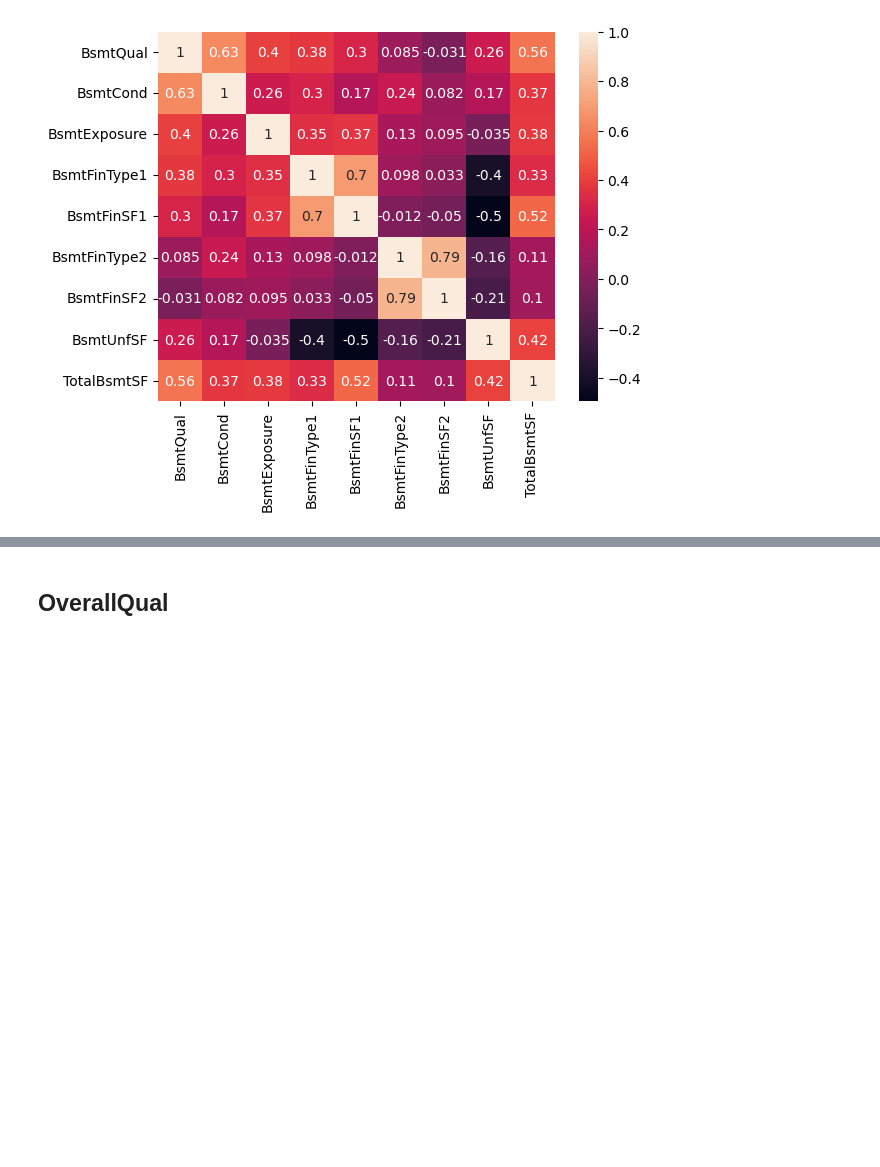
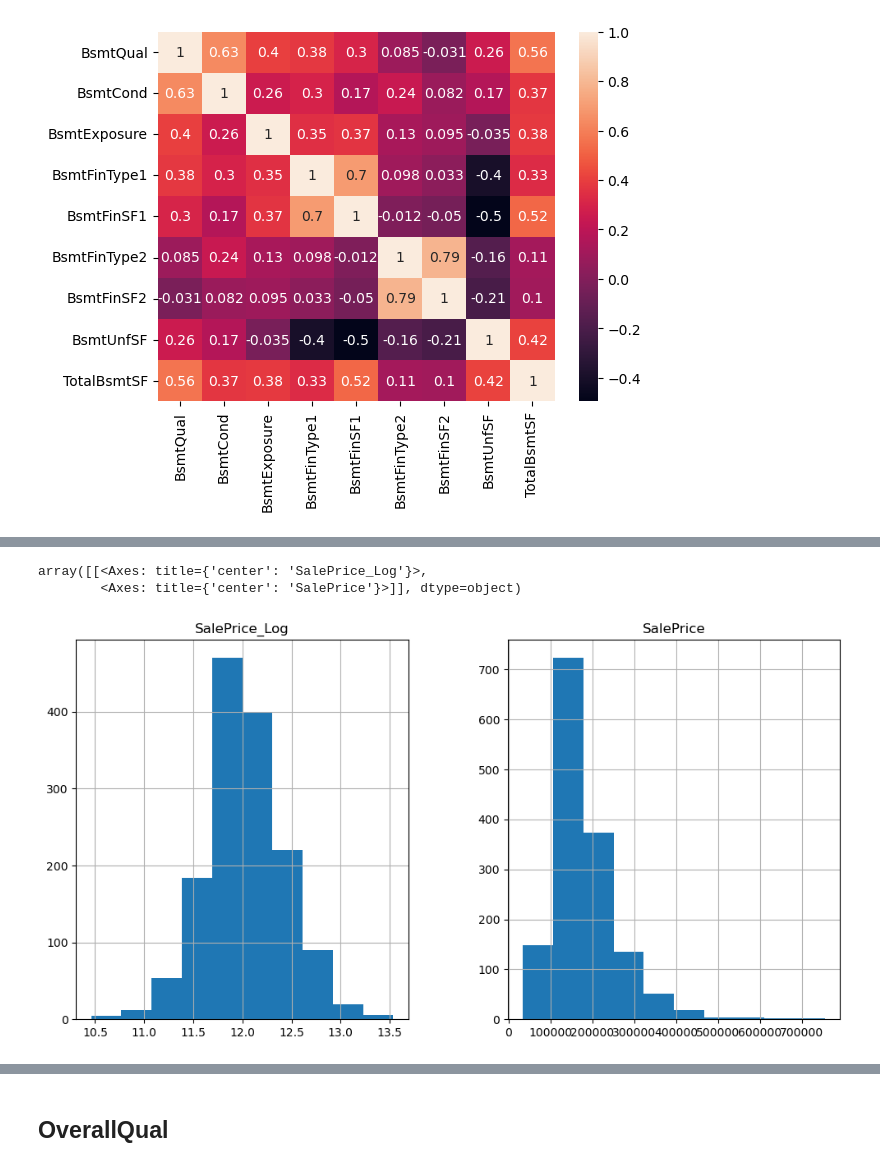
Before and after one commit to Chocomilkteaa/House-Prices, a Jupyter notebook: eda2.ipynb, the cells around one changed output, grey strips where cells are left out. Saved outputs shown, nothing was run; the diff lists cells and outputs as text; code cells hidden in the pictures; blank space fills up the shorter version.

```diff
--- a/eda2.ipynb
+++ b/eda2.ipynb
@@ -342,0 +377,7 @@ sns.heatmap(corr_garage, annot=True)
+# %%
+train_data['SalePrice_Log'] = np.log(train_data['SalePrice'])
+train_data[['SalePrice_Log', 'SalePrice']].hist(figsize=(12, 6))
+# %% [output]
+array([[<Axes: title={'center': 'SalePrice_Log'}>,
+        <Axes: title={'center': 'SalePrice'}>]], dtype=object)
+[figure, added]
```
Also changed, not shown: parts of 29 cells of this notebook, 2 other files.
